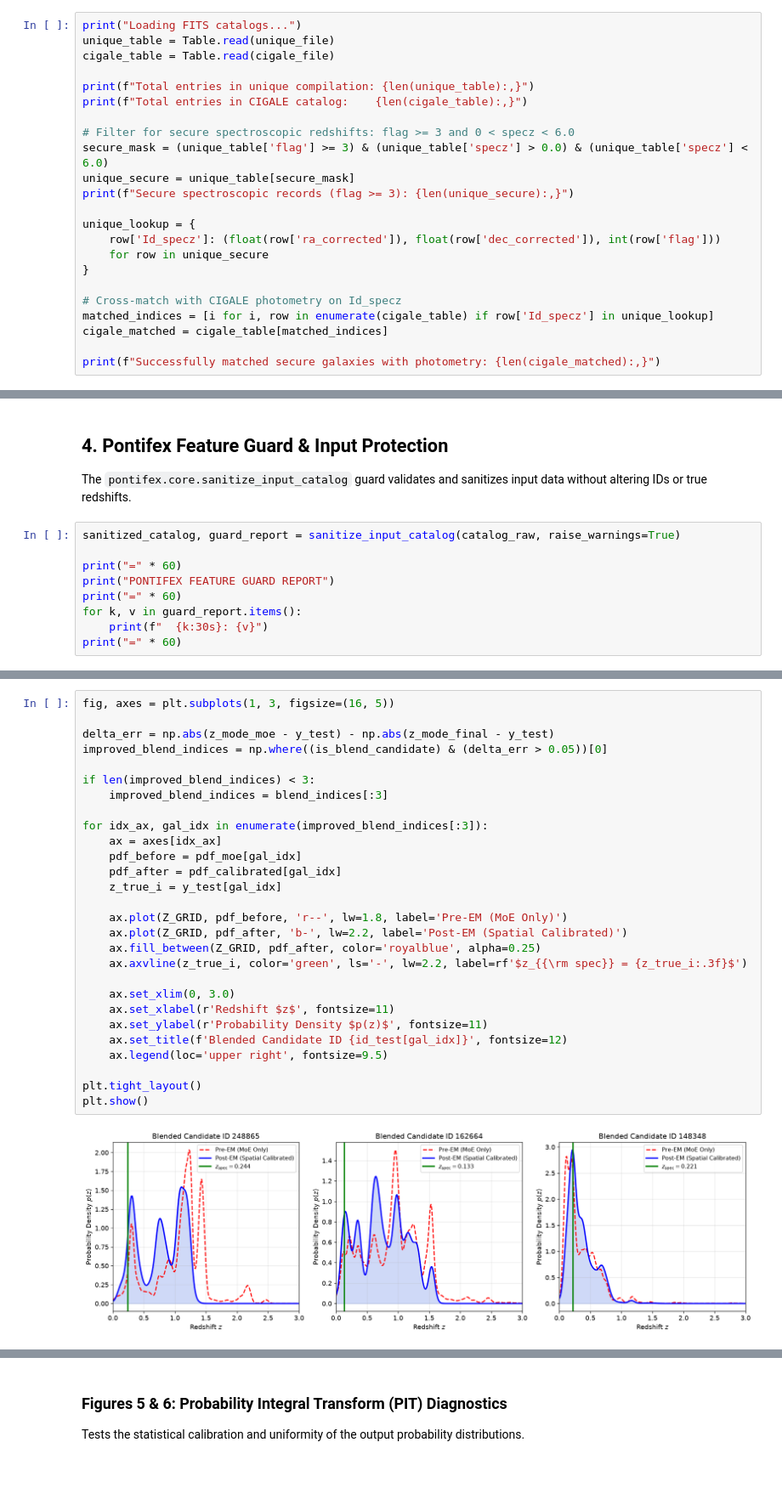
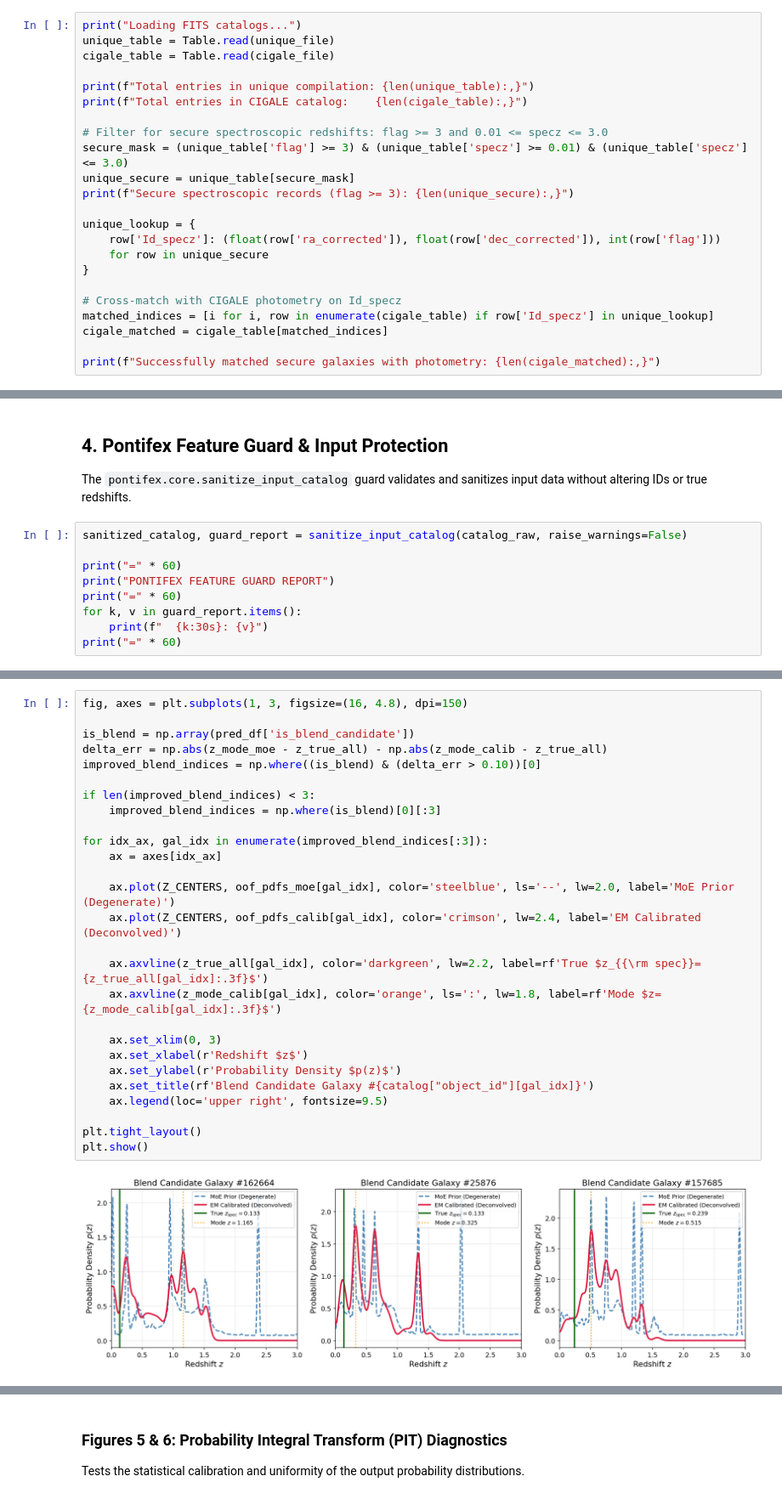
Before and after one commit to mardom/DDFpz, a Jupyter notebook: notebooks/specz_compilation_photoz_pipeline.ipynb, the cells around one changed output, grey strips where cells are left out. Shown at 85% size. Cells and saved outputs as stored; diff of their text form; blank space fills up the shorter version.

```diff
--- a/notebooks/specz_compilation_photoz_pipeline.ipynb
+++ b/notebooks/specz_compilation_photoz_pipeline.ipynb
@@ -129,8 +133,8 @@ cigale_table = Table.read(cigale_file)
 print(f"Total entries in unique compilation: {len(unique_table):,}")
 print(f"Total entries in CIGALE catalog:    {len(cigale_table):,}")
 
-# Filter for secure spectroscopic redshifts: flag >= 3 and 0 < specz < 6.0
-secure_mask = (unique_table['flag'] >= 3) & (unique_table['specz'] > 0.0) & (unique_table['specz'] < 6.0)
+# Filter for secure spectroscopic redshifts: flag >= 3 and 0.01 <= specz <= 3.0
+secure_mask = (unique_table['flag'] >= 3) & (unique_table['specz'] >= 0.01) & (unique_table['specz'] <= 3.0)
 unique_secure = unique_table[secure_mask]
 print(f"Secure spectroscopic records (flag >= 3): {len(unique_secure):,}")
 
@@ -210,7 +214,7 @@ Redshift range: z_min = 0.000, z_max = 5.995, z_median = 0.676
 ## 4. Pontifex Feature Guard & Input Protection
 The `pontifex.core.sanitize_input_catalog` guard validates and sanitizes input data without altering IDs or true redshifts.
 # %%
-sanitized_catalog, guard_report = sanitize_input_catalog(catalog_raw, raise_warnings=True)
+sanitized_catalog, guard_report = sanitize_input_catalog(catalog_raw, raise_warnings=False)
 
 print("=" * 60)
 print("PONTIFEX FEATURE GUARD REPORT")
@@ -870,32 +660,31 @@ We visualize representative blended galaxies before and after the **Spatial Clus
 # %%
-fig, axes = plt.subplots(1, 3, figsize=(16, 5))
+fig, axes = plt.subplots(1, 3, figsize=(16, 4.8), dpi=150)
 
-delta_err = np.abs(z_mode_moe - y_test) - np.abs(z_mode_final - y_test)
-improved_blend_indices = np.where((is_blend_candidate) & (delta_err > 0.05))[0]
+is_blend = np.array(pred_df['is_blend_candidate'])
+delta_err = np.abs(z_mode_moe - z_true_all) - np.abs(z_mode_calib - z_true_all)
+improved_blend_indices = np.where((is_blend) & (delta_err > 0.10))[0]
 
 if len(improved_blend_indices) < 3:
-    improved_blend_indices = blend_indices[:3]
+    improved_blend_indices = np.where(is_blend)[0][:3]
 
 for idx_ax, gal_idx in enumerate(improved_blend_indices[:3]):
     ax = axes[idx_ax]
-    pdf_before = pdf_moe[gal_idx]
-    pdf_after = pdf_calibrated[gal_idx]
-    z_true_i = y_test[gal_idx]
 
-    ax.plot(Z_GRID, pdf_before, 'r--', lw=1.8, label='Pre-EM (MoE Only)')
-    ax.plot(Z_GRID, pdf_after, 'b-', lw=2.2, label='Post-EM (Spatial Calibrated)')
-    ax.fill_between(Z_GRID, pdf_after, color='royalblue', alpha=0.25)
-    ax.axvline(z_true_i, color='green', ls='-', lw=2.2, label=rf'$z_{{\rm spec}} = {z_true_i:.3f}$')
+    ax.plot(Z_CENTERS, oof_pdfs_moe[gal_idx], color='steelblue', ls='--', lw=2.0, label='MoE Prior (Degenerate)')
+    ax.plot(Z_CENTERS, oof_pdfs_calib[gal_idx], color='crimson', lw=2.4, label='EM Calibrated (Deconvolved)')
 
-    ax.set_xlim(0, 3.0)
-    ax.set_xlabel(r'Redshift $z$', fontsize=11)
-    ax.set_ylabel(r'Probability Density $p(z)$', fontsize=11)
-    ax.set_title(f'Blended Candidate ID {id_test[gal_idx]}', fontsize=12)
+    ax.axvline(z_true_all[gal_idx], color='darkgreen', lw=2.2, label=rf'True $z_{{\rm spec}}={z_true_all[gal_idx]:.3f}$')
+    ax.axvline(z_mode_calib[gal_idx], color='orange', ls=':', lw=1.8, label=rf'Mode $z={z_mode_calib[gal_idx]:.3f}$')
+
+    ax.set_xlim(0, 3)
+    ax.set_xlabel(r'Redshift $z$')
+    ax.set_ylabel(r'Probability Density $p(z)$')
+    ax.set_title(rf'Blend Candidate Galaxy #{catalog["object_id"][gal_idx]}')
     ax.legend(loc='upper right', fontsize=9.5)
 
 plt.tight_layout()
 plt.show()
 # %% [output]
-[figure, old version]
+[figure, new version]
 # %% [markdown]
 ### Figures 3 & 4: Residuals vs Redshift and Magnitude
```
Also changed, not shown: parts of 39 cells of this notebook, 1 other file.
